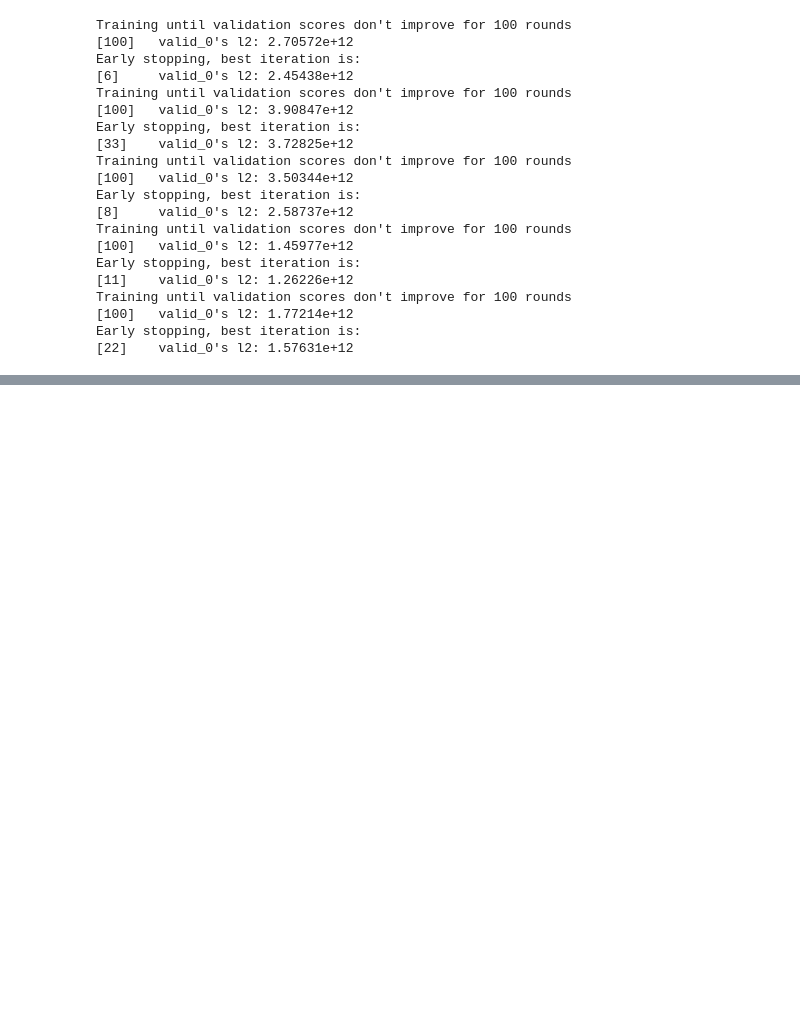
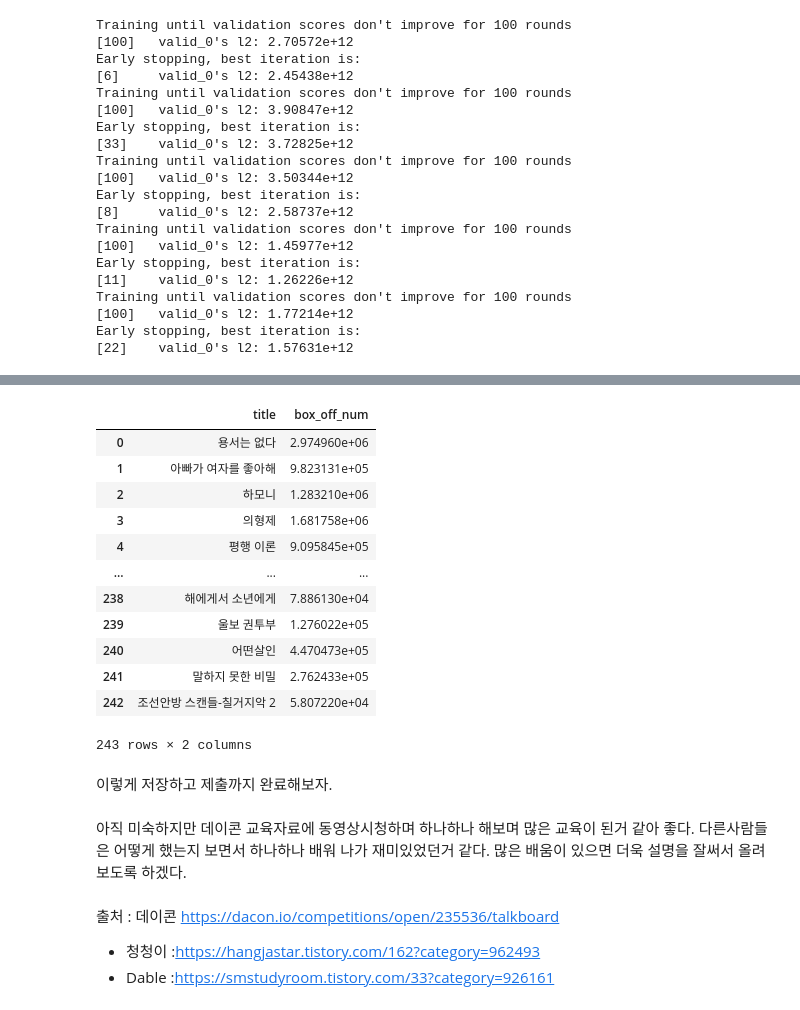
Before and after one commit to choiuikang/contest, a Jupyter notebook: dacon/The_number_of_movie_viewers.ipynb, the cells around one changed output, grey strips where cells are left out. Saved outputs shown, nothing was run; the diff lists cells and outputs as text; code cells hidden in the pictures; blank space fills up the shorter version.

```diff
--- a/dacon/Untitled1.ipynb
+++ b/dacon/The_number_of_movie_viewers.ipynb
@@ -520,0 +650,2 @@ labelEncoder를 활용해서
+# %%
+gs.fit(X_train, y_train)
@@ -520,0 +666,12 @@ labelEncoder를 활용해서
+# %%
+model = lgb.LGBMRegressor(random_state=777,n_estimators=1000, learning_rate=0.003, min_child_samples=30)
+
+models = []
+
+for train_idx, val_idx in k_fold.split(X_train):
+    x_t = X_train.iloc[train_idx]
+    y_t = y_train.iloc[train_idx]
+    x_val = X_train.iloc[val_idx]
+    y_val = y_train.iloc[val_idx]
+
+    models.append(model.fit(x_t, y_t, eval_set=(x_val, y_val), early_stopping_rounds=100, verbose = 100))
@@ -520,0 +701,20 @@ labelEncoder를 활용해서
+# %%
+gslgbm = submission.copy()
+# %%
+gslgbm['box_off_num'] = np.mean(preds, axis=0)
+# %%
+gslgbm
+# %% [output]
+|  | title | box_off_num |
+| 0 | 용서는 없다 | 2.974960e+06 |
+| 1 | 아빠가 여자를 좋아해 | 9.823131e+05 |
+| 2 | 하모니 | 1.283210e+06 |
+| 3 | 의형제 | 1.681758e+06 |
+| 4 | 평행 이론 | 9.095845e+05 |
+| ... | ... | ... |
+| 238 | 해에게서 소년에게 | 7.886130e+04 |
+| 239 | 울보 권투부 | 1.276022e+05 |
+| 240 | 어떤살인 | 4.470473e+05 |
+| 241 | 말하지 못한 비밀 | 2.762433e+05 |
+| 242 | 조선안방 스캔들-칠거지악 2 | 5.807220e+04 |
+243 rows × 2 columns
@@ -520,0 +723,8 @@ labelEncoder를 활용해서
+# %% [markdown]
+이렇게 저장하고 제출까지 완료해보자.
+# %% [markdown]
+아직 미숙하지만 데이콘 교육자료에 동영상시청하며 하나하나 해보며 많은 교육이 된거 같아 좋다. 다른사람들은 어떻게 했는지 보면서 하나하나 배워 나가 재미있었던거 같다. 많은 배움이 있으면 더욱 설명을 잘써서 올려보도록 하겠다.
+# %% [markdown]
+출처 : 데이콘 https://dacon.io/competitions/open/235536/talkboard
+ - 청청이 :https://hangjastar.tistory.com/162?category=962493
+ - Dable  :https://smstudyroom.tistory.com/33?category=926161
```
Also changed, not shown: parts of 67 cells of this notebook, 1 other file.
